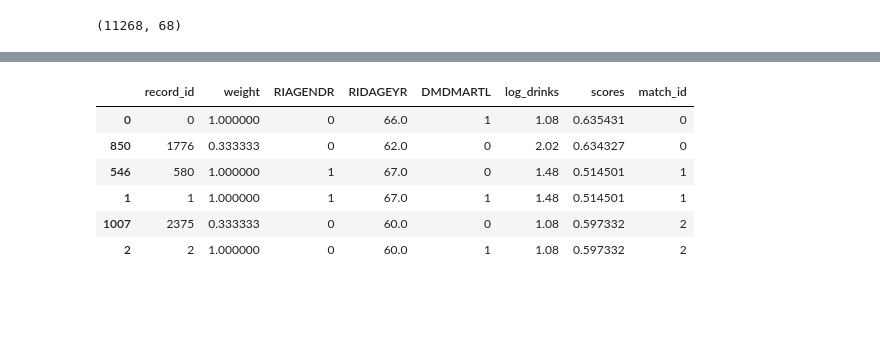
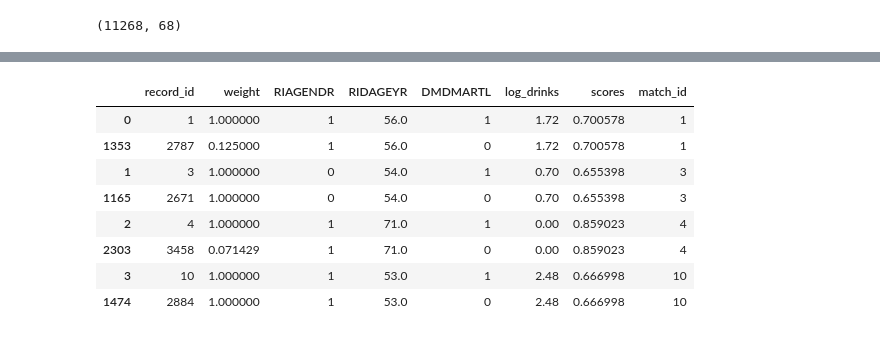
Before and after one commit to liquidcarbon/nhanes, a Jupyter notebook: PSM.ipynb, the cells around one changed output, grey strips where cells are left out. Saved outputs shown, nothing was run; the diff lists cells and outputs as text; code cells hidden in the pictures; blank space fills up the shorter version.

```diff
--- a/PSM.ipynb
+++ b/PSM.ipynb
@@ -79,11 +84,12 @@ drinks = {k: v for k, v in zip(ALQ121_categories, drinks_per_year)}
 df['drinks'] = df.ALQ121.map(drinks)
 df['log_drinks'] = np.log10(df['drinks']).round(2)
 
-f1 = df.DMDMARTL.isin([1,3])  # 1 = married, 3 = divorced
+f1 = df.DMDMARTL.isin([1,3,5])  # 1 = married, 3 = divorced, 5 = never married
 f2 = df.log_drinks >= 0
 
-dr = df.loc[f1 & f2, ['RIAGENDR','RIDAGEYR','DMDMARTL','log_drinks']]
+dr = df.loc[f1 & f2, ['RIAGENDR','RIDAGEYR','DMDMARTL','log_drinks',]]  #'INDFMPIR',]]
 dr['RIAGENDR'] = dr['RIAGENDR'].map({1: 1, 2: 0})   # 0 = F, 1 = M
-dr['DMDMARTL'] = dr['DMDMARTL'].map({1: 0, 3: 1})   # 0 = married, 1 = divorced
+# dr['DMDMARTL'] = dr['DMDMARTL'].map({1: 0, 3: 1})   # 0 = married, 1 = divorced
+dr['DMDMARTL'] = dr['DMDMARTL'].map({5: 0, 1: 1, 3: 1})   # 0 = never married, 1 = married or divorced
 dr.shape
 # %% [output]
@@ -144,6 +184,6 @@ grep "== preds" ~/venv/lib/python3.7/site-packages/pymatch/Matcher.py
 # %%
-np.random.seed(20210301)
-m.fit_scores(balance=True, nmodels=100)
+np.random.seed(20210303)
+m.fit_scores(balance=True, nmodels=10)
 m.predict_scores()
 m.plot_scores()
 # %% [output]
@@ -169,11 +218,13 @@ m.record_frequency()
 # %%
 m.assign_weight_vector()
-m.matched_data.sort_values("match_id").head(6)
+m.matched_data.sort_values("match_id").head(8)
 # %% [output]
 |  | record_id | weight | RIAGENDR | RIDAGEYR | DMDMARTL | log_drinks | scores | match_id |
-| 0 | 0 | 1.000000 | 0 | 66.0 | 1 | 1.08 | 0.635431 | 0 |
-| 850 | 1776 | 0.333333 | 0 | 62.0 | 0 | 2.02 | 0.634327 | 0 |
-| 546 | 580 | 1.000000 | 1 | 67.0 | 0 | 1.48 | 0.514501 | 1 |
-| 1 | 1 | 1.000000 | 1 | 67.0 | 1 | 1.48 | 0.514501 | 1 |
-| 1007 | 2375 | 0.333333 | 0 | 60.0 | 0 | 1.08 | 0.597332 | 2 |
-| 2 | 2 | 1.000000 | 0 | 60.0 | 1 | 1.08 | 0.597332 | 2 |
+| 0 | 1 | 1.000000 | 1 | 56.0 | 1 | 1.72 | 0.700578 | 1 |
+| 1353 | 2787 | 0.125000 | 1 | 56.0 | 0 | 1.72 | 0.700578 | 1 |
+| 1 | 3 | 1.000000 | 0 | 54.0 | 1 | 0.70 | 0.655398 | 3 |
+| 1165 | 2671 | 1.000000 | 0 | 54.0 | 0 | 0.70 | 0.655398 | 3 |
+| 2 | 4 | 1.000000 | 1 | 71.0 | 1 | 0.00 | 0.859023 | 4 |
+| 2303 | 3458 | 0.071429 | 1 | 71.0 | 0 | 0.00 | 0.859023 | 4 |
+| 3 | 10 | 1.000000 | 1 | 53.0 | 1 | 2.48 | 0.666998 | 10 |
+| 1474 | 2884 | 1.000000 | 1 | 53.0 | 0 | 2.48 | 0.666998 | 10 |
```
Also changed, not shown: parts of 30 cells of this notebook, 1 other file.
